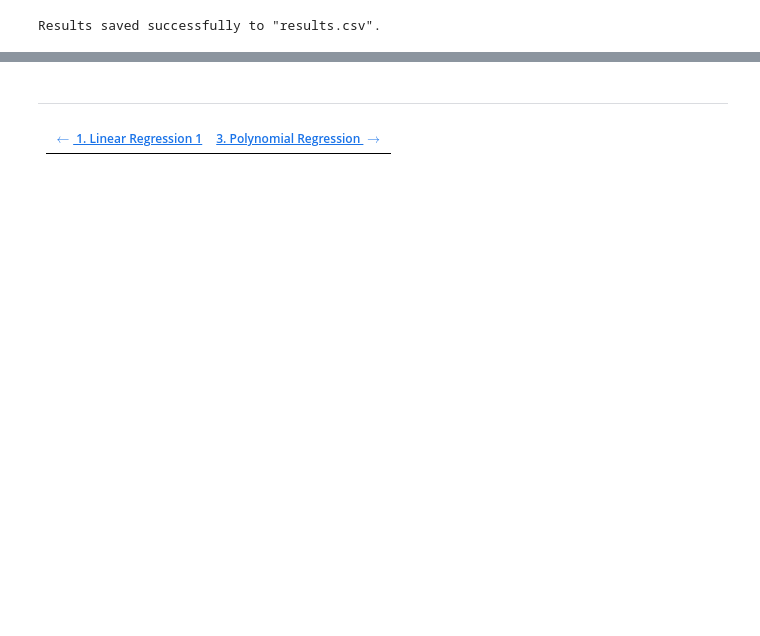
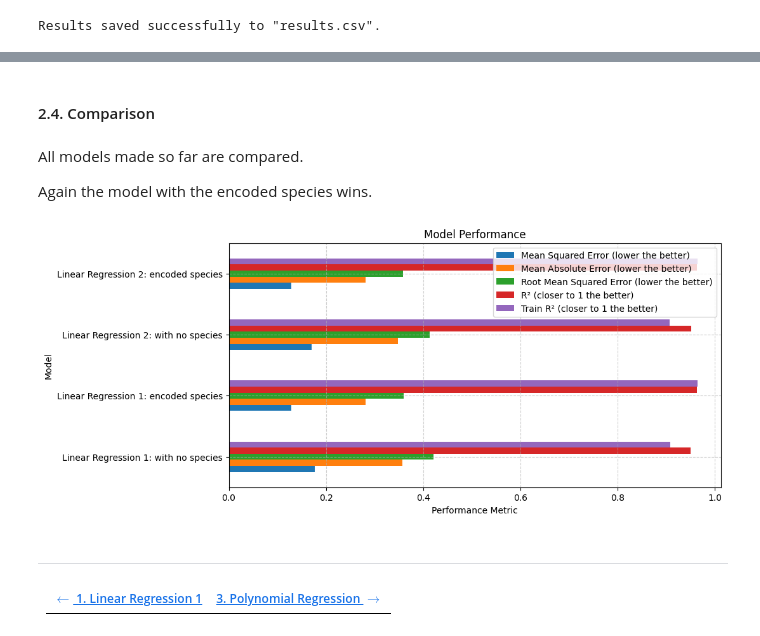
Before and after one commit to joaoalexarruda/fishcatch, a Jupyter notebook: notebooks/n2_linear_regression_2.ipynb, the cells around one changed output, grey strips where cells are left out. Cells and saved outputs as stored; diff of their text form; code cells hidden in the pictures; blank space fills up the shorter version.

```diff
--- a/notebooks/n2_linear_regression_2.ipynb
+++ b/notebooks/n2_linear_regression_2.ipynb
@@ -307,6 +307,18 @@ plot_regression(
     title="Using All Numerical Features\nSpecies included in the model")
 # %% [output]
 [figure]
+# %% [markdown]
+#### 2.4. Comparison
+# %% [markdown]
+All models made so far are compared.
+
+Again the model with the encoded species wins.
+# %%
+from save_results import plot_results
+
+plot_results()
+# %% [output]
+[figure, added]
 # %% [markdown]
 ### <hr>
 
```
Also changed, not shown: parts of 4 cells of this notebook, 4 other files.
